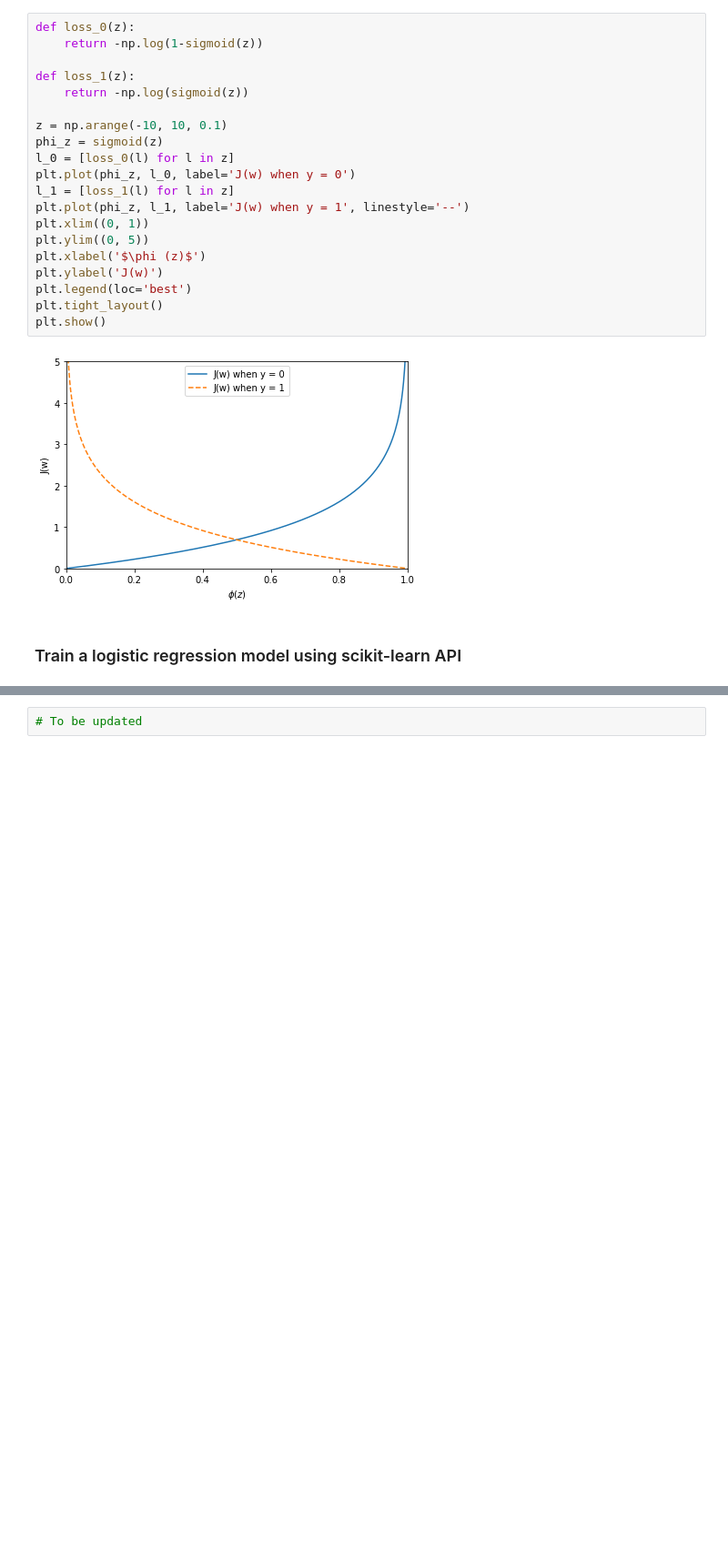
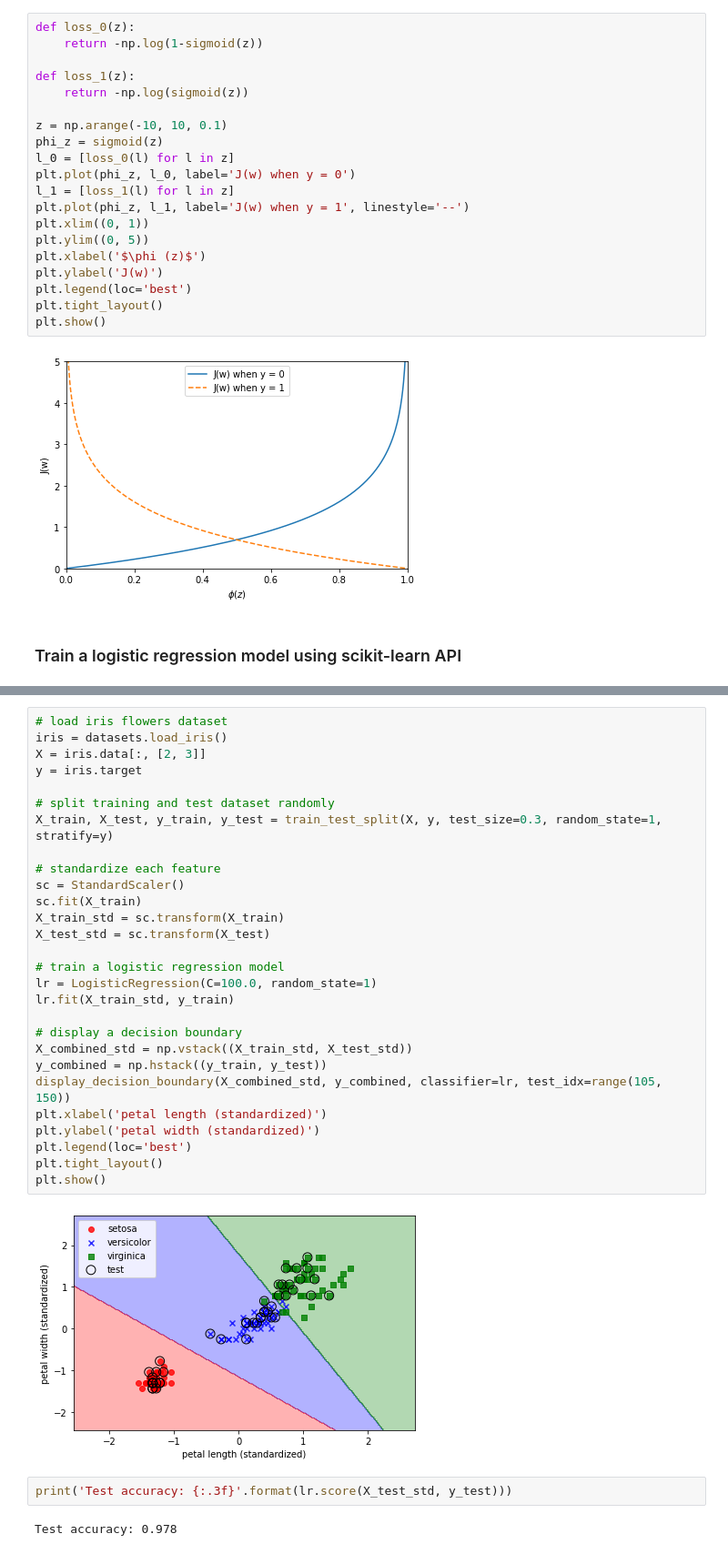
Before and after one commit to jhhan0/machine-learning, a Jupyter notebook: python_machine_learning_textbook/chap3/chap3_logistic_regression.ipynb, the cells around one changed output, grey strips where cells are left out. Shown: that part at 91% size. Saved outputs shown, nothing was run; the diff lists cells and outputs as text; blank space fills up the shorter version.

```diff
--- a/python_machine_learning_textbook/chap3/chap3_logistic_regression.ipynb
+++ b/python_machine_learning_textbook/chap3/chap3_logistic_regression.ipynb
@@ -80,2 +128,34 @@ plt.show()
 # %%
-# To be updated
+# load iris flowers dataset
+iris = datasets.load_iris()
+X = iris.data[:, [2, 3]]
+y = iris.target
+
+# split training and test dataset randomly
+X_train, X_test, y_train, y_test = train_test_split(X, y, test_size=0.3, random_state=1, stratify=y)
+
+# standardize each feature
+sc = StandardScaler()
+sc.fit(X_train)
+X_train_std = sc.transform(X_train)
+X_test_std = sc.transform(X_test)
+
+# train a logistic regression model
+lr = LogisticRegression(C=100.0, random_state=1)
+lr.fit(X_train_std, y_train)
+
+# display a decision boundary
+X_combined_std = np.vstack((X_train_std, X_test_std))
+y_combined = np.hstack((y_train, y_test))
+display_decision_boundary(X_combined_std, y_combined, classifier=lr, test_idx=range(105, 150))
+plt.xlabel('petal length (standardized)')
+plt.ylabel('petal width (standardized)')
+plt.legend(loc='best')
+plt.tight_layout()
+plt.show()
+# %% [output]
+[figure, added]
+# %%
+print('Test accuracy: {:.3f}'.format(lr.score(X_test_std, y_test)))
+# %% [output]
+Test accuracy: 0.978
```
Also changed, not shown: parts of 2 cells of this notebook.
